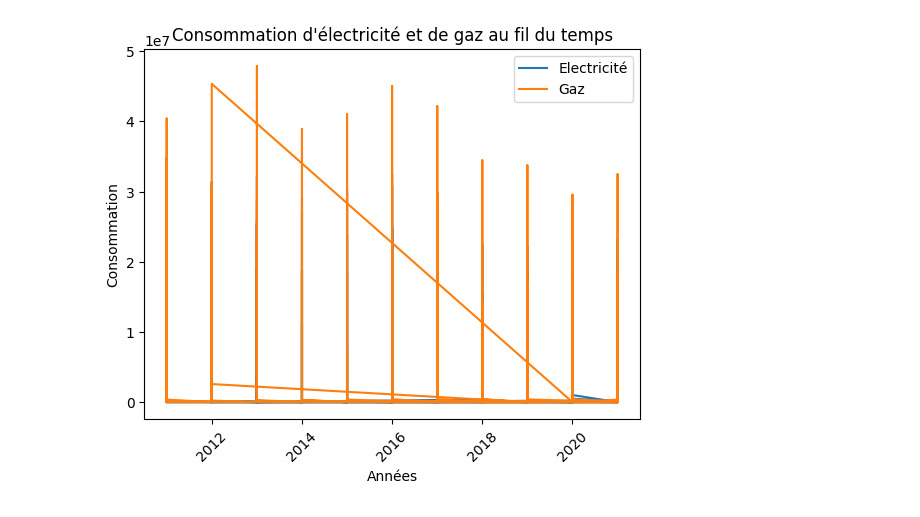
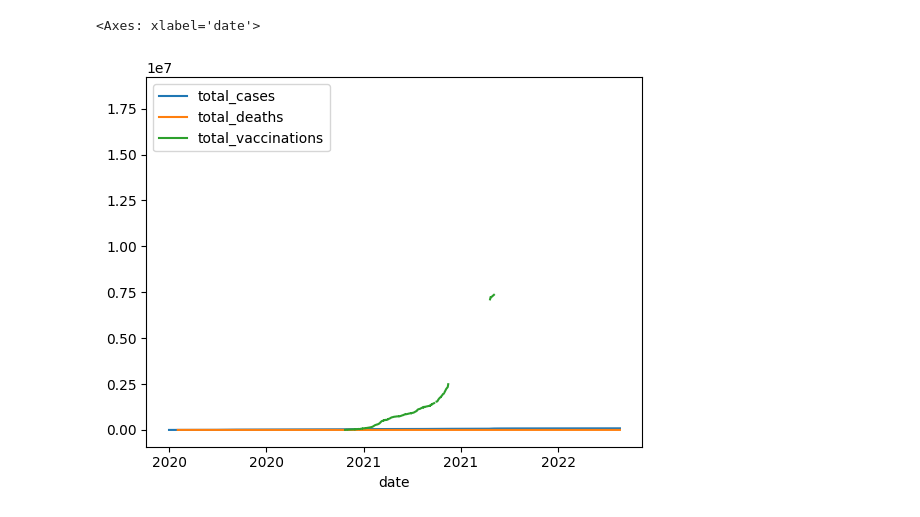
Before and after one commit to Sylou2022/Projet_ARIMA, a Jupyter notebook: test.ipynb, the cells around one changed output. Saved outputs shown, nothing was run; the diff lists cells and outputs as text; code cells hidden in the pictures.

```diff
--- a/test.ipynb
+++ b/test.ipynb
@@ -40,3 +39,0 @@ data
-# %%
-data['annee'] = pd.to_datetime(data['annee'], format='%Y')
-data.set_index('annee', inplace=True)
@@ -45,0 +40,2 @@ data_gaz = data[data['filiere'] == 'Gaz']
+# %%
+data.index=data['date']
@@ -45,0 +61,7 @@ data_gaz = data[data['filiere'] == 'Gaz']
+# %%
+data['date'] = pd.to_datetime(data['date'], format='%d/%m/%Y')  # Conversion en format de date
+
+data.index = data['date'].dt.strftime('%Y')  # Extraction de l'année (au format "Y") comme index
+# %%
+data = data.drop(['date'], axis=1)
+data
@@ -46,11 +85,13 @@ data_gaz = data[data['filiere'] == 'Gaz']
 # %%
-plt.plot(data_electricite.index, data_electricite['conso'], label='Electricité')
-plt.plot(data_gaz.index, data_gaz['conso'], label='Gaz')
-plt.xlabel('Années')
-plt.ylabel('Consommation')
-plt.title('Consommation d\'électricité et de gaz au fil du temps')
-plt.legend()
-plt.xticks(rotation=45)  # Rotation des étiquettes des années pour une meilleure lisibilité
-plt.show()
+# plt.plot(data_cases.index, data_vaccinations['total_cases'], label='cases')
+# plt.plot(data_vaccinations.index, data_vaccinations['total_vaccinations'], label='vaccinations')
+# plt.xlabel('Années')
+# plt.ylabel('covid')
+# # plt.title('Consommation d/ 'électricité et de gaz au fil du temps')
+# plt.legend()
+# # plt.xticks(rotation=45)  # Rotation des étiquettes des années pour une meilleure lisibilité
+# plt.show()
+data.plot()
 # %% [output]
+<Axes: xlabel='date'>
-[figure, old version]
+[figure, new version]
```
Also changed, not shown: parts of 13 cells of this notebook, 11 other files.
